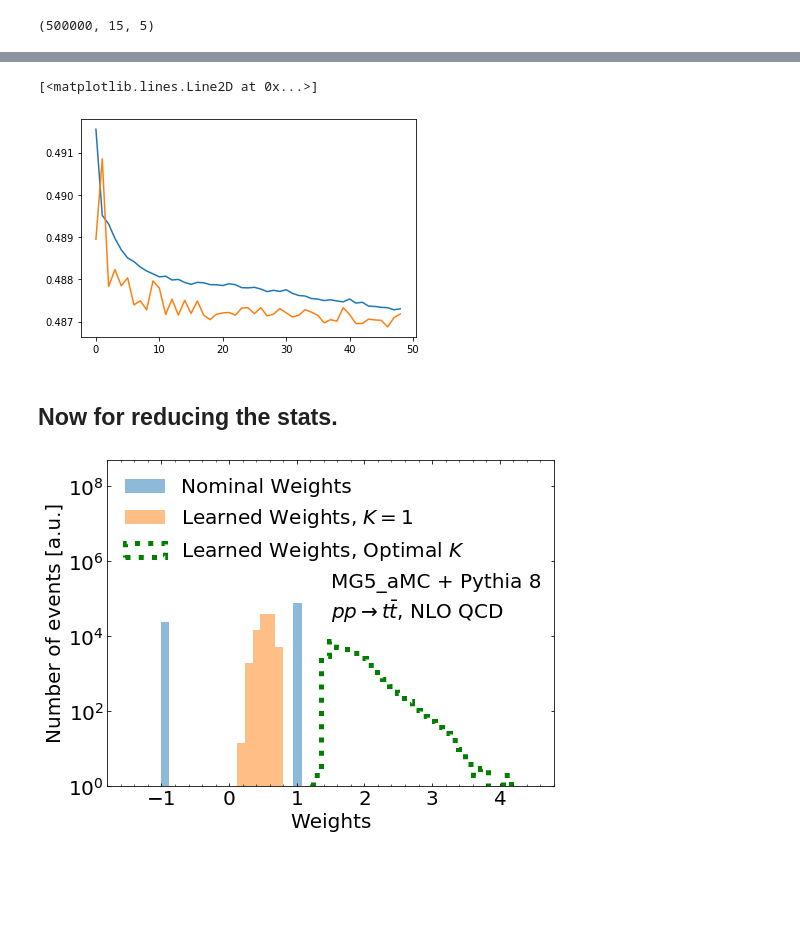
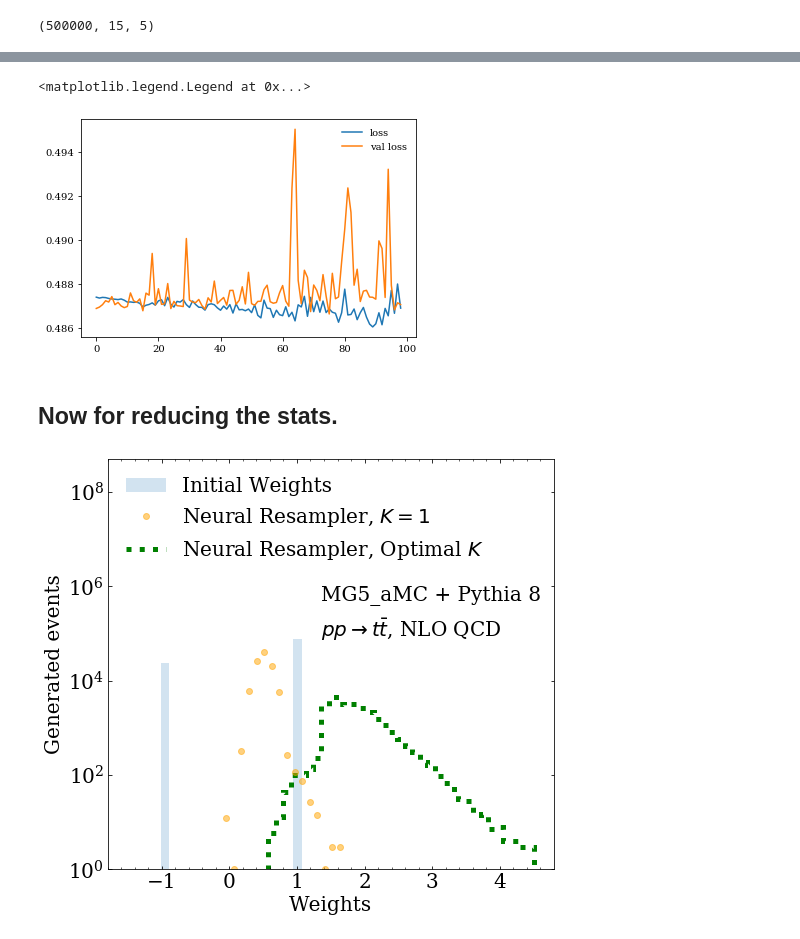
Before and after one commit to bnachman/NeuralPositiveResampler, a Jupyter notebook: TopQuarksExample.ipynb, the cells around one changed output, grey strips where cells are left out. Saved outputs shown, nothing was run; the diff lists cells and outputs as text; code cells hidden in the pictures; blank space fills up the shorter version.

```diff
--- a/TopQuarksExample.ipynb
+++ b/TopQuarksExample.ipynb
@@ -14,3 +14,4 @@ from keras.layers import Input, Dense
 from keras.models import Model, Sequential
 
 import pylhe
+plt.rcParams["font.family"] = "serif"
@@ -542,15 +17,0 @@ myw_MSE = predicted_w_MSE / (1.-predicted_w_MSE)
-# %%
-keepprobs_MSE = myw_MSE**2
-for i in range(len(keepprobs_MSE)):
-    if (keepprobs_MSE[i] > 1.):
-        keepprobs_MSE[i]=1.
-        pass
-    pass
-keep_MSE = np.random.binomial(1,keepprobs_MSE)
-neweights_MSE = []
-newxvals1_MSE = []
-for i in range(len(keep_MSE)):
-    if (keep_MSE[i]==1):
-        neweights_MSE+=[1./(0.00001+myw_MSE[i])]
-        newxvals1_MSE+=[XX_val_MSE[YY_val_MSE==0][i]]
-    pass
@@ -732,3 +46,5 @@ for e in open('/data0/bpnachman/NeuralPosReweight/TruthttbarQCD_5.txt'):
 300000
 400000
 500000
+# %%
+X_full = np.array(X_full)
@@ -782,7 +102,7 @@ Trainable params: 56,930
 Non-trainable params: 0
 __________________________________________________________________________________________________
 # %%
-num_epoch = 50
+num_epoch = 100
 batch_size = 500 #was 5000
 historyf = pfnf.fit(Xf_train, Yf_train,
           epochs=num_epoch,
@@ -811,9 +131,10 @@ Epoch 50/50
 # %%
-plt.plot(historyf.history['loss'][1:])
-plt.plot(historyf.history['val_loss'][1:])
+plt.plot(historyf.history['loss'][1:],label="loss")
+plt.plot(historyf.history['val_loss'][1:],label="val loss")
+plt.legend(frameon=False)
 # %% [output]
-[<matplotlib.lines.Line2D at 0x...>]
+<matplotlib.legend.Legend at 0x...>
-[figure, old version]
+[figure, new version]
 # %%
 predsf = pfnf.predict(Xf_val, batch_size=1000)
 learned_weightsf = predsf[:,1] / predsf[:,0]
@@ -863,31 +184,40 @@ for i in range(len(keep)):
         newxvals2+=[initxvals2[i]]
     pass
 # %%
-fig = plt.figure(figsize=(8, 6))
+fig = plt.figure(figsize=(8, 7.55))
 gs = gridspec.GridSpec(1, 1)
 ax0 = plt.subplot(gs[0])
 ax0.yaxis.set_ticks_position('both')
 ax0.xaxis.set_ticks_position('both')
 ax0.tick_params(direction="in",which="both")
 plt.xticks(fontsize=20)
 plt.yticks(fontsize=20)
 ax0.minorticks_on()
 
-plt.hist(Wf_val[Yf_val[:,0]==0],alpha=0.5,bins=np.linspace(-1.5,4.5,50),density=False,label="Nominal Weights")
-plt.hist(learned_weightsf[Yf_val[:,0]==0],alpha=0.5,bins=np.linspace(-1,4.5,50),density=False,label=r"Learned Weights, $K=1$")
-plt.hist(neweights,bins=np.linspace(-1,4.5,50),label=r"Learned Weights, Optimal $K$",histtype="step",ls=":",linewidth=5,color="green")
-plt.legend(frameon=False,fontsize=20,loc="upper left")
+plt.hist(Wf_val[Yf_val[:,0]==0],alpha=0.2,bins=np.linspace(-1.5,4.5,50),density=False,label="Initial Weights")
+#plt.hist(learned_weightsf[Yf_val[:,0]==0],alpha=0.5,bins=np.linspace(-1,4.5,50),density=False,label=r"Neural Resampler, $K=1$")
+plt.hist(neweights,bins=np.linspace(-1,4.5,50),histtype="step",ls=":",linewidth=5,color="green")
+
+myn,bmjj=np.histogram(learned_weightsf[Yf_val[:,0]==0],bins=np.linspace(-1,4.5,50))
+myn2,_=np.histogram(neweights,bins=np.linspace(-1,4.5,50))
+myn2+=[0]
+plt.plot(0.5*(bmjj[1:]+bmjj[:-1]),myn,label=r"Neural Resampler, $K=1$",color='orange',alpha=0.5,marker='o',ls="")
+plt.step(0.5*(bmjj[1:]+bmjj[:-1])+0.5*5.5/50,-1*myn2,label=r"Neural Resampler, Optimal $K$",color="green",ls=":",linewidth=5)
+
+handles, labels = ax0.get_legend_handles_labels()
+ax0.legend([handles[2],handles[0],handles[1]], [labels[2],labels[0],labels[1]],frameon=False,fontsize=20,loc="upper left")
+#plt.legend(frameon=False,fontsize=20,loc="upper left")
 plt.xlabel(r"Weights",fontsize=20)
-plt.ylabel(r"Number of events [a.u.]",fontsize=20)
+plt.ylabel(r"Generated events",fontsize=20)
 plt.locator_params(axis='y', nbins=6)
 plt.yscale("log")
 
 plt.ylim([1,5e8])
-plt.text(1.5,2e5,"MG5_aMC + Pythia 8",fontsize=20)
-plt.text(1.5,3e4,r"$pp \rightarrow t\bar{t}$, NLO QCD",fontsize=20)
+plt.text(1.35,5e5,"MG5_aMC + Pythia 8",fontsize=20)
+plt.text(1.35,9e4,r"$pp \rightarrow t\bar{t}$, NLO QCD",fontsize=20)
 plt.savefig("wisrpt_full.pdf",bbox_inches='tight')
 # %% [output]
-[figure, old version]
+[figure, new version]
 # %%
 neweights = np.array(neweights)
 # %%
```
Also changed, not shown: parts of 66 cells of this notebook.
